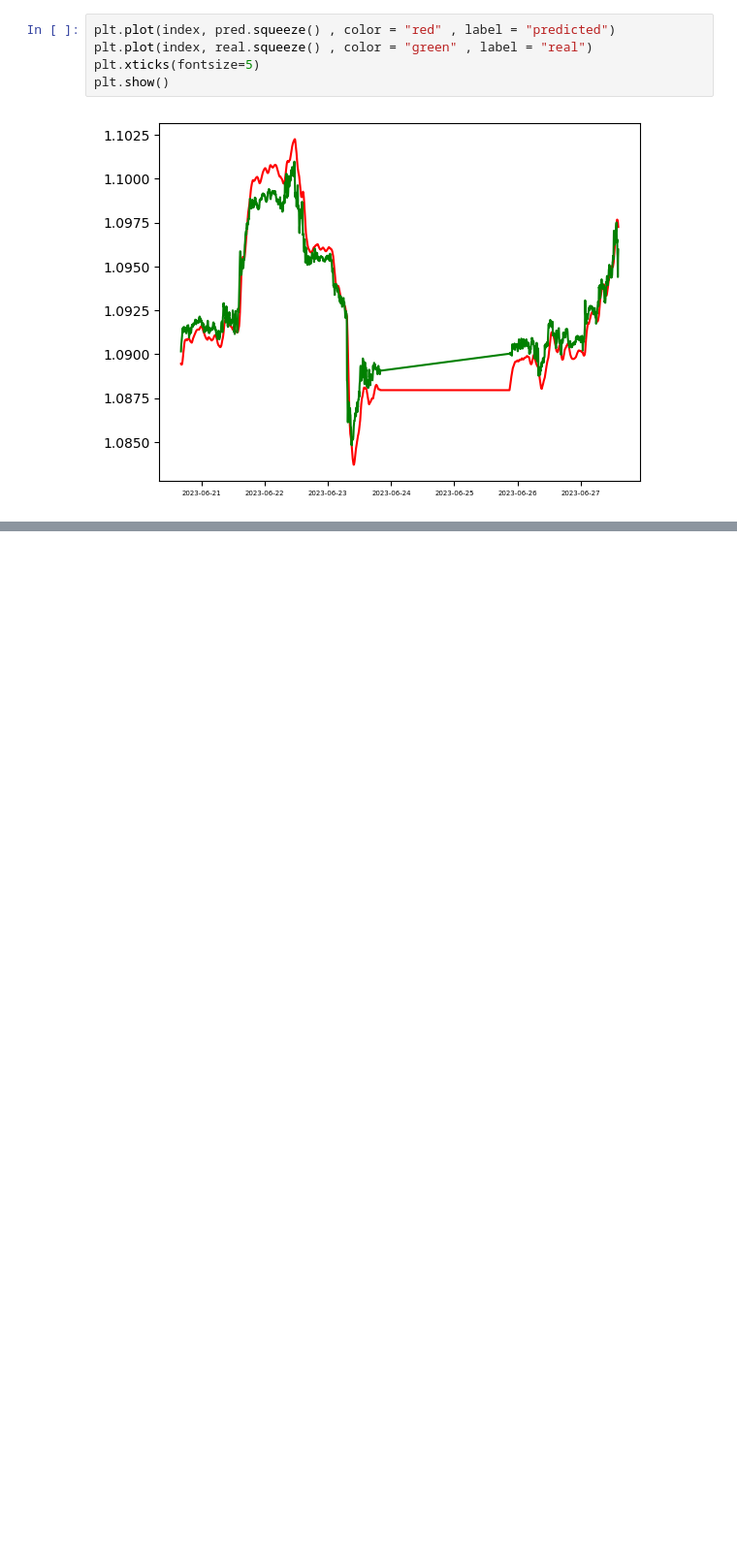
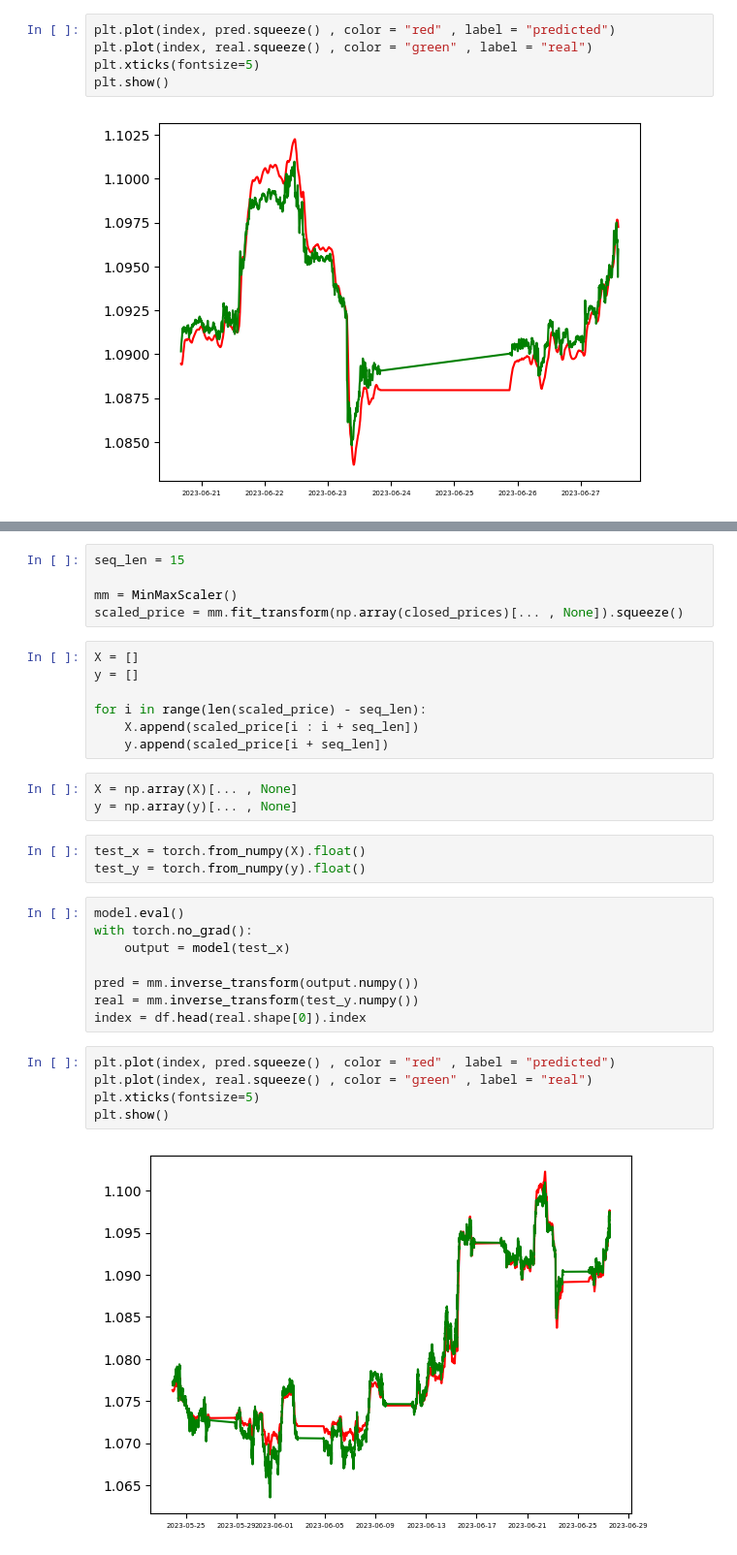
Before and after one commit to marmibv/XTB-Trader, a Jupyter notebook: other_notebooks/LSTM_working.ipynb, the cells around one changed output, grey strips where cells are left out. Shown at 97% size. Drawn from its saved outputs; the diff is of its cells as text; blank space fills up the shorter version.

```diff
--- a/other_notebooks/LSTM_working.ipynb
+++ b/other_notebooks/LSTM_working.ipynb
@@ -121,0 +155,33 @@ plt.show()
+# %%
+seq_len = 15
+
+mm = MinMaxScaler()
+scaled_price = mm.fit_transform(np.array(closed_prices)[... , None]).squeeze()
+# %%
+X = []
+y = []
+
+for i in range(len(scaled_price) - seq_len):
+    X.append(scaled_price[i : i + seq_len])
+    y.append(scaled_price[i + seq_len])
+# %%
+X = np.array(X)[... , None]
+y = np.array(y)[... , None]
+# %%
+test_x = torch.from_numpy(X).float()
+test_y = torch.from_numpy(y).float()
+# %%
+model.eval()
+with torch.no_grad():
+    output = model(test_x)
+
+pred = mm.inverse_transform(output.numpy())
+real = mm.inverse_transform(test_y.numpy())
+index = df.head(real.shape[0]).index
+# %%
+plt.plot(index, pred.squeeze() , color = "red" , label = "predicted")
+plt.plot(index, real.squeeze() , color = "green" , label = "real")
+plt.xticks(fontsize=5)
+plt.show()
+# %% [output]
+[figure, added]
```
Also changed, not shown: parts of 6 cells of this notebook, 3 other files.
